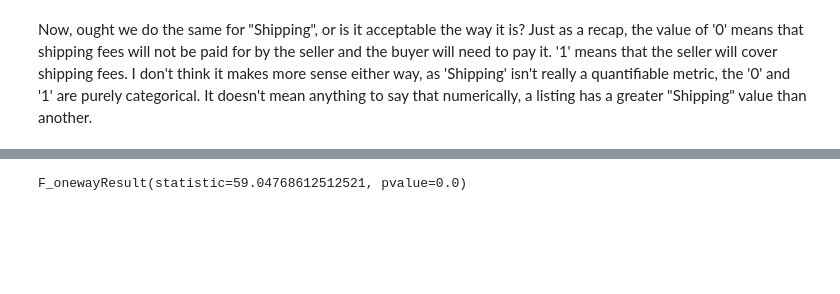
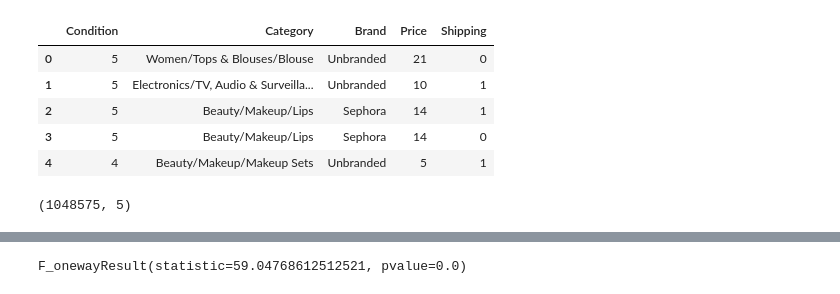
Before and after one commit to CroissantAhhh/GuidedCapstone2, a Jupyter notebook: MercariEDA.ipynb, the cells around one changed output, grey strips where cells are left out. Drawn from its saved outputs; the diff is of its cells as text; code cells hidden in the pictures; blank space fills up the shorter version.

```diff
--- a/MercariEDA.ipynb
+++ b/MercariEDA.ipynb
@@ -80,2 +25,14 @@ Name: Shipping, dtype: float64
-# %% [markdown]
-Now, ought we do the same for "Shipping", or is it acceptable the way it is? Just as a recap, the value of '0' means that shipping fees will not be paid for by the seller and the buyer will need to pay it. '1' means that the seller will cover shipping fees. I don't think it makes more sense either way, as 'Shipping' isn't really a quantifiable metric, the '0' and '1' are purely categorical. It doesn't mean anything to say that numerically, a listing has a greater "Shipping" value than another.
+# %%
+# Check to see if data was imported correctly
+mercari_data.head()
+# %% [output]
+|  | Condition | Category | Brand | Price | Shipping |
+| 0 | 5 | Women/Tops & Blouses/Blouse | Unbranded | 21 | 0 |
+| 1 | 5 | Electronics/TV, Audio & Surveilla... | Unbranded | 10 | 1 |
+| 2 | 5 | Beauty/Makeup/Lips | Sephora | 14 | 1 |
+| 3 | 5 | Beauty/Makeup/Lips | Sephora | 14 | 0 |
+| 4 | 4 | Beauty/Makeup/Makeup Sets | Unbranded | 5 | 1 |
+# %%
+mercari_data.shape
+# %% [output]
+(1048575, 5)
```
Also changed, not shown: parts of 64 cells of this notebook.
